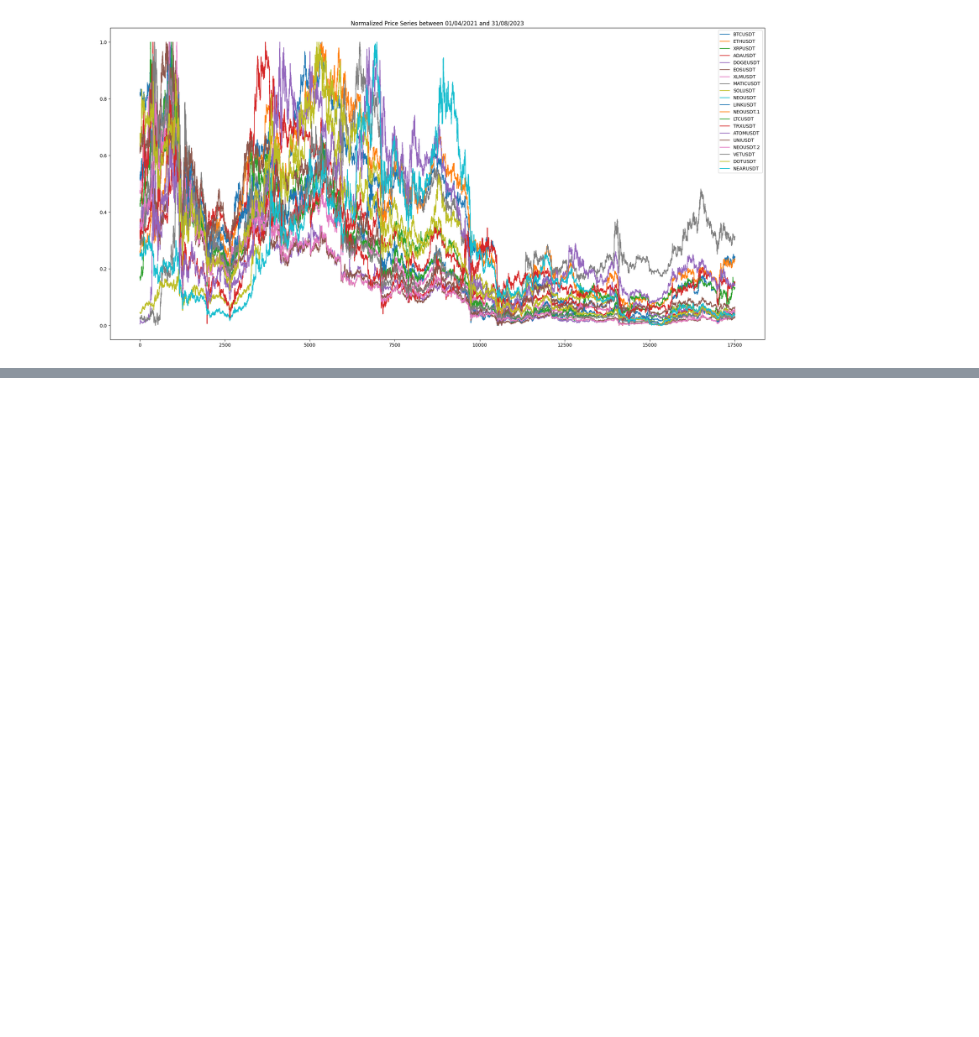
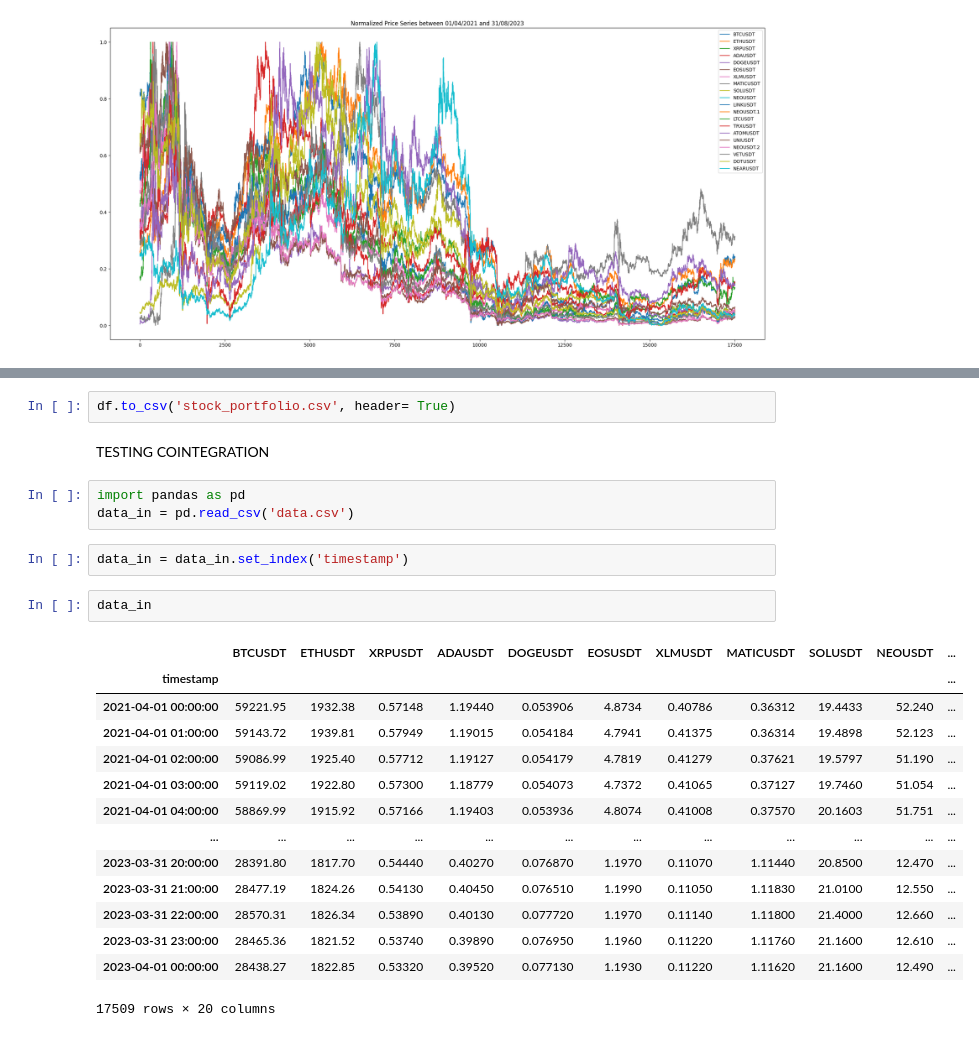
Before and after one commit to maria-aboulaala/pair-trading-in-cryptocurrency, a Jupyter notebook: DATA/ANALYSE.ipynb, the cells around one changed output, grey strips where cells are left out. Saved outputs shown, nothing was run; the diff lists cells and outputs as text; blank space fills up the shorter version.

```diff
--- a/DATA/ANALYSE.ipynb
+++ b/DATA/ANALYSE.ipynb
@@ -80,0 +361,26 @@ data_norm.plot(figsize=(25,12), title='Normalized Price Series between 01/04/202
+# %%
+df.to_csv('stock_portfolio.csv', header= True)
+# %% [markdown]
+TESTING COINTEGRATION
+# %%
+import pandas as pd
+data_in = pd.read_csv('data.csv')
+# %%
+data_in = data_in.set_index('timestamp')
+# %%
+data_in
+# %% [output]
+|  | BTCUSDT | ETHUSDT | XRPUSDT | ADAUSDT | DOGEUSDT | EOSUSDT | XLMUSDT | MATICUSDT | SOLUSDT | NEOUSDT | ... |
+| timestamp |  |  |  |  |  |  |  |  |  |  | ... |
+| 2021-04-01 00:00:00 | 59221.95 | 1932.38 | 0.57148 | 1.19440 | 0.053906 | 4.8734 | 0.40786 | 0.36312 | 19.4433 | 52.240 | ... |
+| 2021-04-01 01:00:00 | 59143.72 | 1939.81 | 0.57949 | 1.19015 | 0.054184 | 4.7941 | 0.41375 | 0.36314 | 19.4898 | 52.123 | ... |
+| 2021-04-01 02:00:00 | 59086.99 | 1925.40 | 0.57712 | 1.19127 | 0.054179 | 4.7819 | 0.41279 | 0.37621 | 19.5797 | 51.190 | ... |
+| 2021-04-01 03:00:00 | 59119.02 | 1922.80 | 0.57300 | 1.18779 | 0.054073 | 4.7372 | 0.41065 | 0.37127 | 19.7460 | 51.054 | ... |
+| 2021-04-01 04:00:00 | 58869.99 | 1915.92 | 0.57166 | 1.19403 | 0.053936 | 4.8074 | 0.41008 | 0.37570 | 20.1603 | 51.751 | ... |
+| ... | ... | ... | ... | ... | ... | ... | ... | ... | ... | ... | ... |
+| 2023-03-31 20:00:00 | 28391.80 | 1817.70 | 0.54440 | 0.40270 | 0.076870 | 1.1970 | 0.11070 | 1.11440 | 20.8500 | 12.470 | ... |
+| 2023-03-31 21:00:00 | 28477.19 | 1824.26 | 0.54130 | 0.40450 | 0.076510 | 1.1990 | 0.11050 | 1.11830 | 21.0100 | 12.550 | ... |
+| 2023-03-31 22:00:00 | 28570.31 | 1826.34 | 0.53890 | 0.40130 | 0.077720 | 1.1970 | 0.11140 | 1.11800 | 21.4000 | 12.660 | ... |
+| 2023-03-31 23:00:00 | 28465.36 | 1821.52 | 0.53740 | 0.39890 | 0.076950 | 1.1960 | 0.11220 | 1.11760 | 21.1600 | 12.610 | ... |
+| 2023-04-01 00:00:00 | 28438.27 | 1822.85 | 0.53320 | 0.39520 | 0.077130 | 1.1930 | 0.11220 | 1.11620 | 21.1600 | 12.490 | ... |
+17509 rows × 20 columns
```
Also changed, not shown: parts of 33 cells of this notebook, 10 other files.
